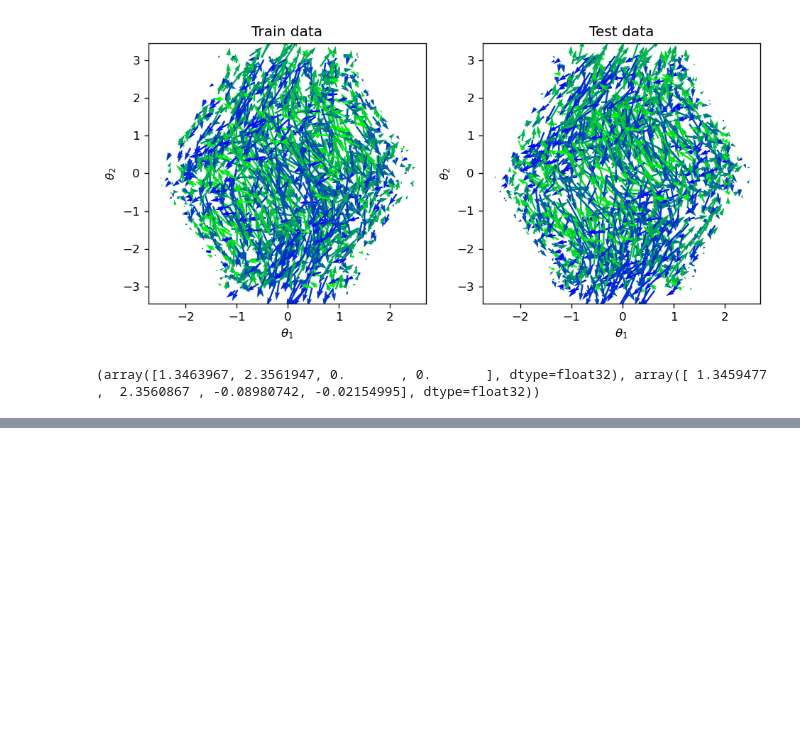
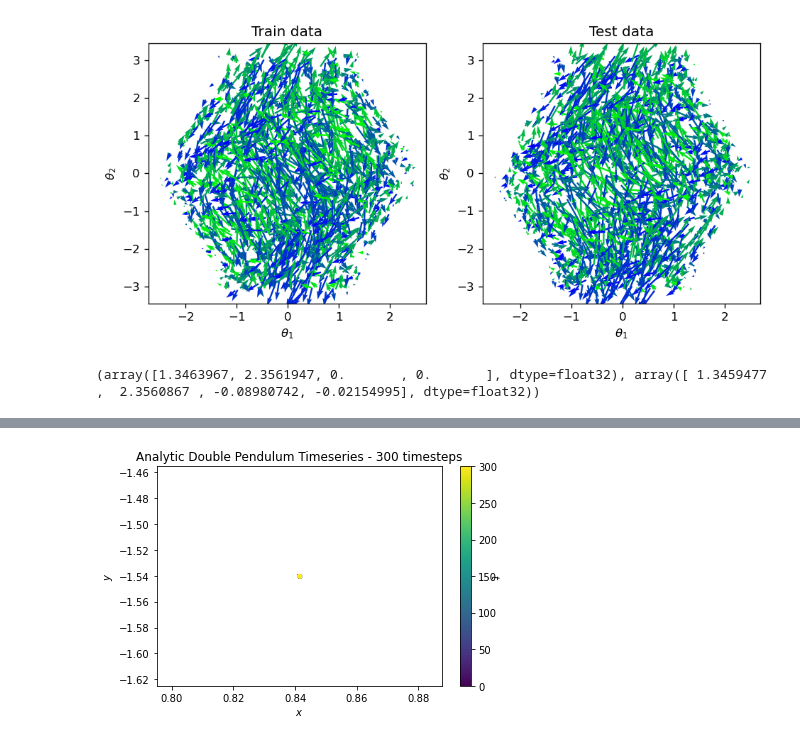
Before and after one commit to gthampak/physinet.io, a Jupyter notebook: BaselineFC.ipynb, the cells around one changed output, grey strips where cells are left out. Saved outputs shown, nothing was run; the diff lists cells and outputs as text; code cells hidden in the pictures; blank space fills up the shorter version.

```diff
--- a/BaselineFC.ipynb
+++ b/BaselineFC.ipynb
@@ -261,0 +286,4 @@ Validation Loss:  tensor(4213.6538, grad_fn=<DivBackward0>)
+# %%
+x1 = np.array([3*np.pi/7, 3*np.pi/4, 0, 0], dtype=np.float32)
+t2 = np.linspace(0, 20, num=301)
+%time x1_analytical = jax.device_get(solve_analytical(x1, t2))
@@ -261,0 +293,3 @@ Validation Loss:  tensor(4213.6538, grad_fn=<DivBackward0>)
+# %%
+output = predict(model, x1, 301)
+x1_model = output
@@ -261,0 +350,8 @@ Validation Loss:  tensor(4213.6538, grad_fn=<DivBackward0>)
+# %%
+L1, L2 = 1, 1
+theta1mod, theta2mod = x1_model[:, 0], x1_model[:, 1]
+cart_coords_mod = radial2cartesian(theta1mod, theta2mod, L1, L2)
+
+L1, L2 = 1, 1
+theta1ana, theta2ana = x1_analytical[:, 0], x1_analytical[:, 1]
+cart_coords_ana = radial2cartesian(theta1ana, theta2ana, L1, L2)
@@ -261,0 +378,27 @@ Validation Loss:  tensor(4213.6538, grad_fn=<DivBackward0>)
+# %%
+def cart_coords_over_time(cart_coords):
+    x1, y1, x2, y2 = cart_coords
+
+    length = len(x1)
+    t = np.arange(length)
+
+    plt.title("Analytic Double Pendulum " + f"Timeseries - {length - 1} timesteps")
+
+    plt.plot(x2, y2, marker='.', color="lightgray", zorder=0)
+    plt.scatter(x2, y2, marker='o', c=t[:length], cmap="viridis", s=10, zorder=1)
+
+    plt.xlabel("$x$")
+    plt.ylabel("$y$")
+
+    cbar = plt.colorbar()
+    cbar.ax.set_ylabel('$t$', rotation=270)
+
+
+    #plt.gca().invert_yaxis()
+
+    plt.tight_layout()
+    plt.show()
+# %%
+cart_coords_over_time(cart_coords_mod)
+# %% [output]
+[figure, added]
```
Also changed, not shown: parts of 15 cells of this notebook, 4 other files.
